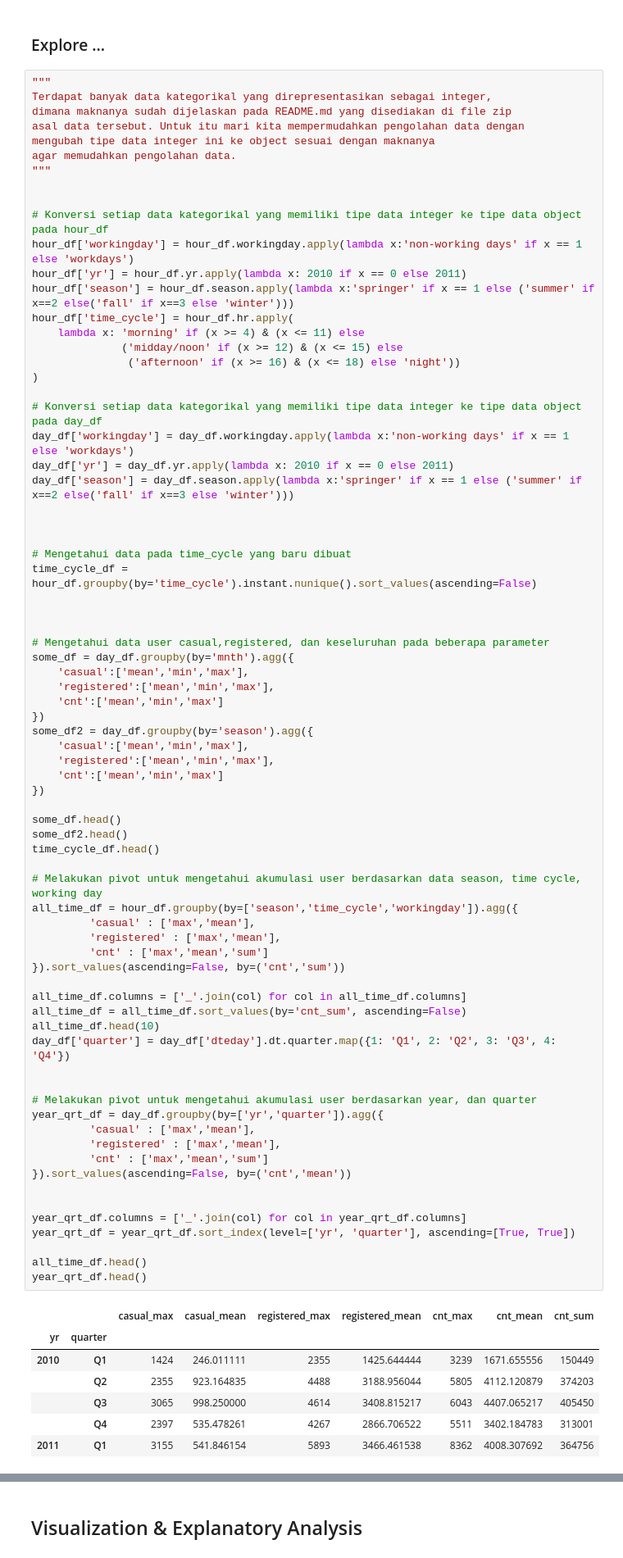
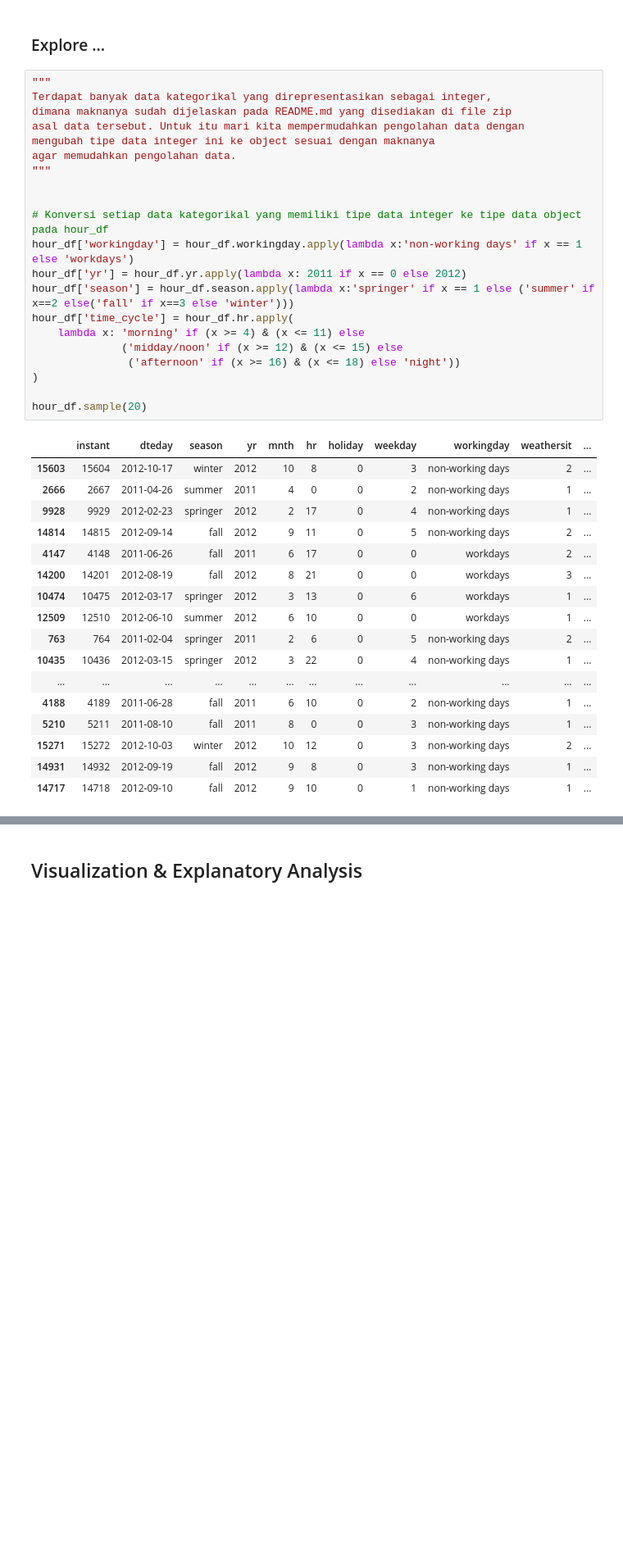
Before and after one commit to moonfaceisaac/proyek-analisis-data-dengan-python, a Jupyter notebook: notebook.ipynb, the cells around one changed output, grey strips where cells are left out. Shown: that part at 82% size. Drawn from its saved outputs; the diff is of its cells as text; blank space fills up the shorter version.

```diff
--- a/notebook.ipynb
+++ b/notebook.ipynb
@@ -182,82 +281,39 @@ Name: count, dtype: int64
 # %%
 """
 Terdapat banyak data kategorikal yang direpresentasikan sebagai integer,
 dimana maknanya sudah dijelaskan pada README.md yang disediakan di file zip
 asal data tersebut. Untuk itu mari kita mempermudahkan pengolahan data dengan
 mengubah tipe data integer ini ke object sesuai dengan maknanya
 agar memudahkan pengolahan data.
 """
 
 
 # Konversi setiap data kategorikal yang memiliki tipe data integer ke tipe data object pada hour_df
 hour_df['workingday'] = hour_df.workingday.apply(lambda x:'non-working days' if x == 1 else 'workdays')
-hour_df['yr'] = hour_df.yr.apply(lambda x: 2010 if x == 0 else 2011)
+hour_df['yr'] = hour_df.yr.apply(lambda x: 2011 if x == 0 else 2012)
 hour_df['season'] = hour_df.season.apply(lambda x:'springer' if x == 1 else ('summer' if x==2 else('fall' if x==3 else 'winter')))
 hour_df['time_cycle'] = hour_df.hr.apply(
     lambda x: 'morning' if (x >= 4) & (x <= 11) else
               ('midday/noon' if (x >= 12) & (x <= 15) else
                ('afternoon' if (x >= 16) & (x <= 18) else 'night'))
 )
 
-# Konversi setiap data kategorikal yang memiliki tipe data integer ke tipe data object pada day_df
-day_df['workingday'] = day_df.workingday.apply(lambda x:'non-working days' if x == 1 else 'workdays')
-day_df['yr'] = day_df.yr.apply(lambda x: 2010 if x == 0 else 2011)
-day_df['season'] = day_df.season.apply(lambda x:'springer' if x == 1 else ('summer' if x==2 else('fall' if x==3 else 'winter')))
-
-
-
-# Mengetahui data pada time_cycle yang baru dibuat
-time_cycle_df = hour_df.groupby(by='time_cycle').instant.nunique().sort_values(ascending=False)
-
-
-
-# Mengetahui data user casual,registered, dan keseluruhan pada beberapa parameter
-some_df = day_df.groupby(by='mnth').agg({
-    'casual':['mean','min','max'],
-    'registered':['mean','min','max'],
-    'cnt':['mean','min','max']
-})
-some_df2 = day_df.groupby(by='season').agg({
-    'casual':['mean','min','max'],
-    'registered':['mean','min','max'],
-    'cnt':['mean','min','max']
-})
-
-some_df.head()
-some_df2.head()
-time_cycle_df.head()
-
-# Melakukan pivot untuk mengetahui akumulasi user berdasarkan data season, time cycle, working day
-all_time_df = hour_df.groupby(by=['season','time_cycle','workingday']).agg({
-		 'casual' : ['max','mean'],
-		 'registered' : ['max','mean'],
-		 'cnt' : ['max','mean','sum']
-}).sort_values(ascending=False, by=('cnt','sum'))
-
-all_time_df.columns = ['_'.join(col) for col in all_time_df.columns]
-all_time_df = all_time_df.sort_values(by='cnt_sum', ascending=False)
-all_time_df.head(10)
-day_df['quarter'] = day_df['dteday'].dt.quarter.map({1: 'Q1', 2: 'Q2', 3: 'Q3', 4: 'Q4'})
-
-
-# Melakukan pivot untuk mengetahui akumulasi user berdasarkan year, dan quarter
-year_qrt_df = day_df.groupby(by=['yr','quarter']).agg({
-		 'casual' : ['max','mean'],
-		 'registered' : ['max','mean'],
-		 'cnt' : ['max','mean','sum']
-}).sort_values(ascending=False, by=('cnt','mean'))
-
-
-year_qrt_df.columns = ['_'.join(col) for col in year_qrt_df.columns]
-year_qrt_df = year_qrt_df.sort_index(level=['yr', 'quarter'], ascending=[True, True])
-
-all_time_df.head()
-year_qrt_df.head()
+hour_df.sample(20)
 # %% [output]
-|  |  | casual_max | casual_mean | registered_max | registered_mean | cnt_max | cnt_mean | cnt_sum |
-| yr | quarter |  |  |  |  |  |  |  |
-| 2010 | Q1 | 1424 | 246.011111 | 2355 | 1425.644444 | 3239 | 1671.655556 | 150449 |
-|  | Q2 | 2355 | 923.164835 | 4488 | 3188.956044 | 5805 | 4112.120879 | 374203 |
-|  | Q3 | 3065 | 998.250000 | 4614 | 3408.815217 | 6043 | 4407.065217 | 405450 |
-|  | Q4 | 2397 | 535.478261 | 4267 | 2866.706522 | 5511 | 3402.184783 | 313001 |
-| 2011 | Q1 | 3155 | 541.846154 | 5893 | 3466.461538 | 8362 | 4008.307692 | 364756 |
+|  | instant | dteday | season | yr | mnth | hr | holiday | weekday | workingday | weathersit | ... |
+| 15603 | 15604 | 2012-10-17 | winter | 2012 | 10 | 8 | 0 | 3 | non-working days | 2 | ... |
+| 2666 | 2667 | 2011-04-26 | summer | 2011 | 4 | 0 | 0 | 2 | non-working days | 1 | ... |
+| 9928 | 9929 | 2012-02-23 | springer | 2012 | 2 | 17 | 0 | 4 | non-working days | 1 | ... |
+| 14814 | 14815 | 2012-09-14 | fall | 2012 | 9 | 11 | 0 | 5 | non-working days | 2 | ... |
+| 4147 | 4148 | 2011-06-26 | fall | 2011 | 6 | 17 | 0 | 0 | workdays | 2 | ... |
+| 14200 | 14201 | 2012-08-19 | fall | 2012 | 8 | 21 | 0 | 0 | workdays | 3 | ... |
+| 10474 | 10475 | 2012-03-17 | springer | 2012 | 3 | 13 | 0 | 6 | workdays | 1 | ... |
+| 12509 | 12510 | 2012-06-10 | summer | 2012 | 6 | 10 | 0 | 0 | workdays | 1 | ... |
+| 763 | 764 | 2011-02-04 | springer | 2011 | 2 | 6 | 0 | 5 | non-working days | 2 | ... |
+| 10435 | 10436 | 2012-03-15 | springer | 2012 | 3 | 22 | 0 | 4 | non-working days | 1 | ... |
+| ... | ... | ... | ... | ... | ... | ... | ... | ... | ... | ... | ... |
+| 4188 | 4189 | 2011-06-28 | fall | 2011 | 6 | 10 | 0 | 2 | non-working days | 1 | ... |
+| 5210 | 5211 | 2011-08-10 | fall | 2011 | 8 | 0 | 0 | 3 | non-working days | 1 | ... |
+| 15271 | 15272 | 2012-10-03 | winter | 2012 | 10 | 12 | 0 | 3 | non-working days | 2 | ... |
+| 14931 | 14932 | 2012-09-19 | fall | 2012 | 9 | 8 | 0 | 3 | non-working days | 1 | ... |
+| 14717 | 14718 | 2012-09-10 | fall | 2012 | 9 | 10 | 0 | 1 | non-working days | 1 | ... |
```
Also changed, not shown: parts of 40 cells of this notebook, 7 other files.
